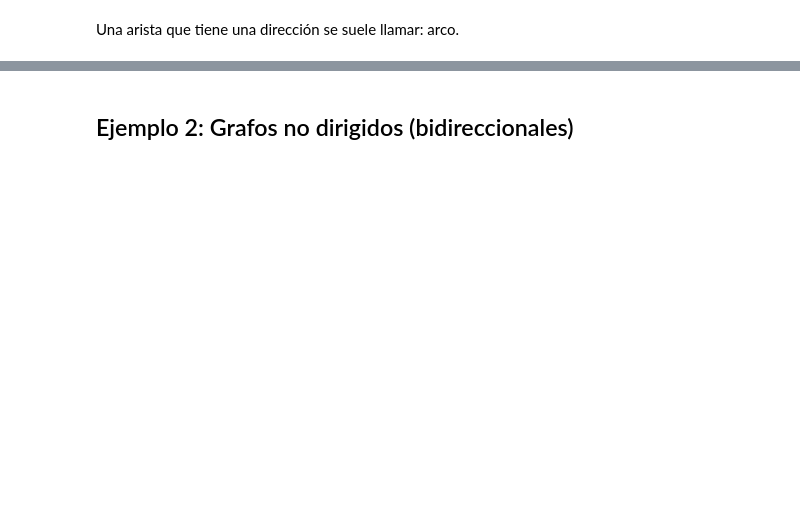
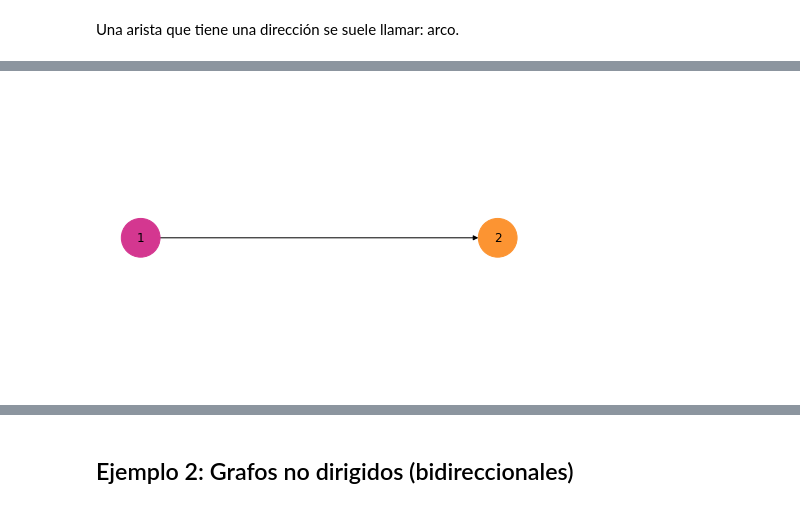
Before and after one commit to camilochs/taller-pycones2022-redes-complejas, a Jupyter notebook: notebook/taller.ipynb, the cells around one changed output, grey strips where cells are left out. Cells and saved outputs as stored; diff of their text form; code cells hidden in the pictures; blank space fills up the shorter version.

```diff
--- a/notebook/taller.ipynb
+++ b/notebook/taller.ipynb
@@ -55,12 +55,11 @@ plt.show()
 Una arista que tiene una dirección se suele llamar: arco.
 # %%
 G = nx.DiGraph()
-G.add_node(1, size=25, label='1', title='lonely node', color="#D43790")
-G.add_node(2, size=25, label='2', title='lonely node', color="#FC9432")
+G.add_node(1, label='1', color="#D43790")
+G.add_node(2, label='2', color="#FC9432")
 G.add_edge(1, 2)
-plt.show()
 
-nt = Network('700px', '700px', bgcolor="white", directed=True, notebook=True)
-nt.from_nx(G)
-show_graph(nt)
+colors = [G.nodes[i]["color"] for i in G.nodes]
+position_nodes = {1:(1, 2), 2: (2, 2)}
+nx.draw(G, node_size=1500, node_color=colors, with_labels=True, pos=position_nodes)
 # %% [output]
@@ -68,3 +66,4 @@ show_graph(nt)
+[figure, added]
 # %%
 G = nx.DiGraph()
 
```
Also changed, not shown: parts of 79 cells of this notebook, 1 other file.
